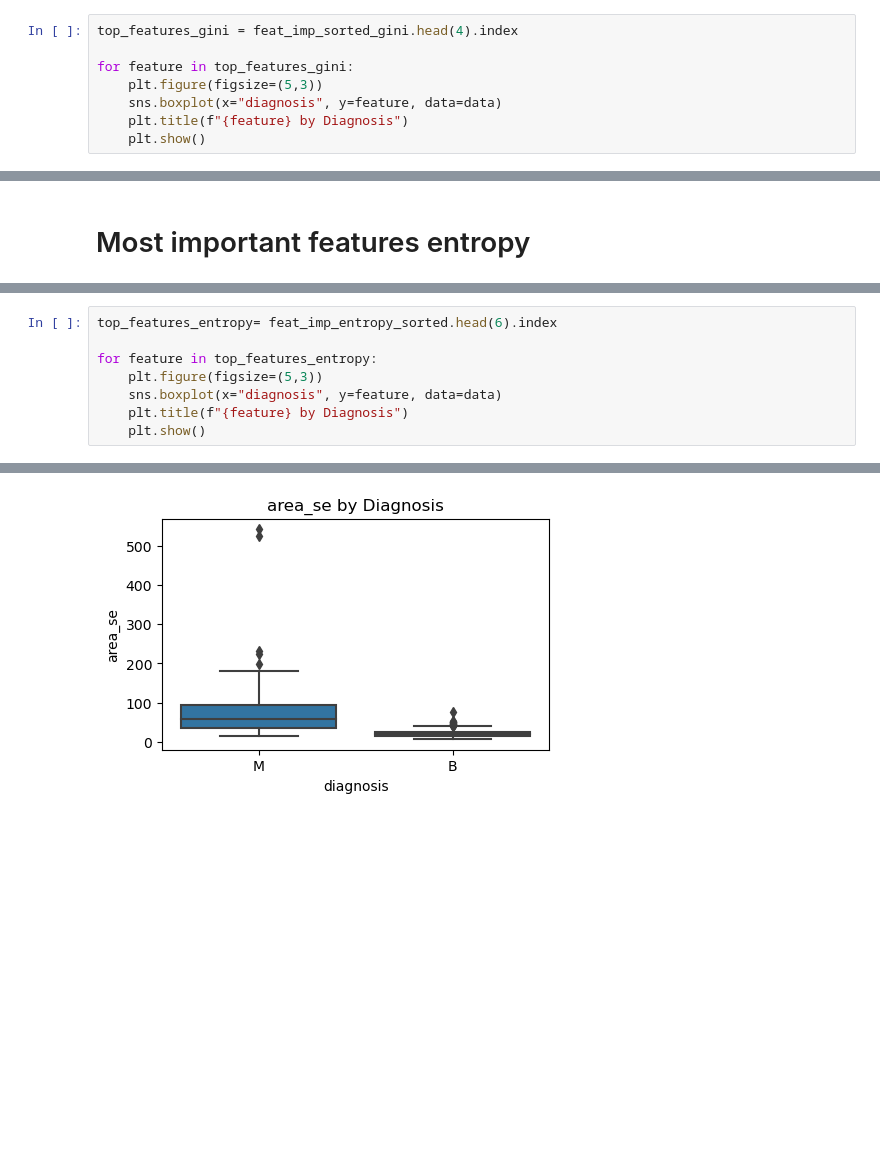
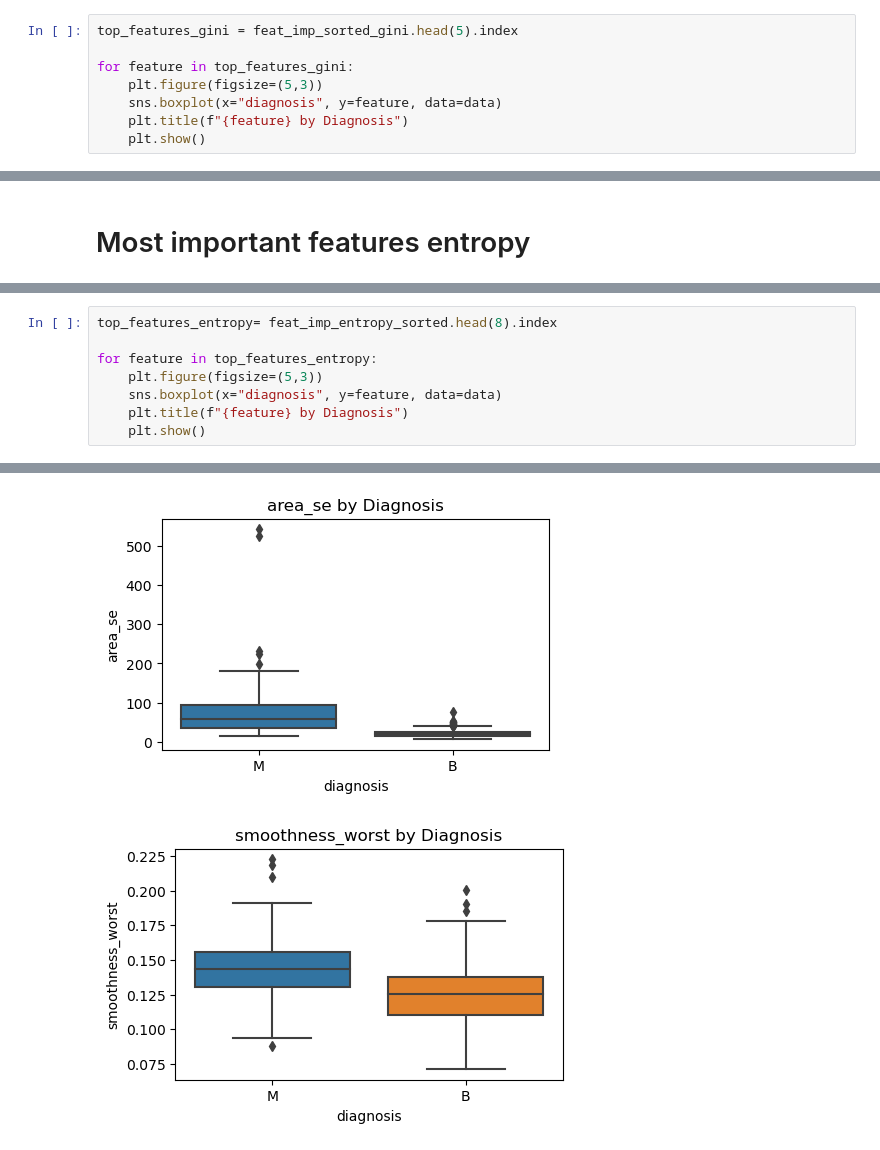
Before and after one commit to Ji980420/Project-ML_VU, a Jupyter notebook: breastCancerData.ipynb, the cells around one changed output, grey strips where cells are left out. Cells and saved outputs as stored; diff of their text form; blank space fills up the shorter version.

```diff
--- a/breastCancerData.ipynb
+++ b/breastCancerData.ipynb
@@ -193,6 +247,6 @@ smoothness_worst           0.000000
 dtype: float64
 # %%
-top_features_gini = feat_imp_sorted_gini.head(4).index
+top_features_gini = feat_imp_sorted_gini.head(5).index
 
 for feature in top_features_gini:
     plt.figure(figsize=(5,3))
@@ -229,6 +284,6 @@ symmetry_worst             0.000000
 dtype: float64
 # %%
-top_features_entropy= feat_imp_entropy_sorted.head(6).index
+top_features_entropy= feat_imp_entropy_sorted.head(8).index
 
 for feature in top_features_entropy:
     plt.figure(figsize=(5,3))
@@ -243,2 +298,3 @@ for feature in top_features_entropy:
 [figure]
 [figure]
+[figure, added]
```
Also changed, not shown: parts of 26 cells of this notebook.
